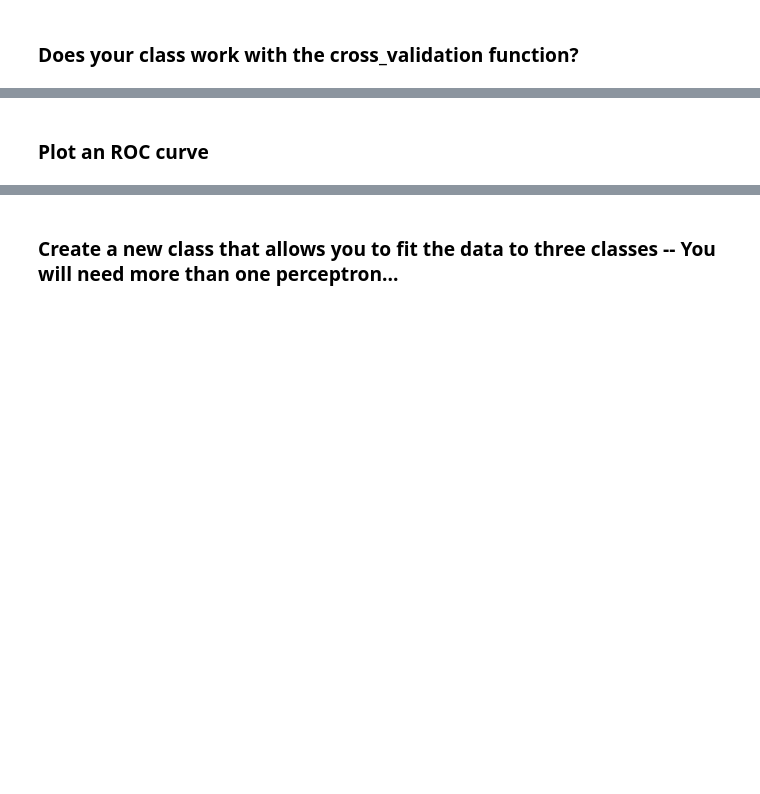
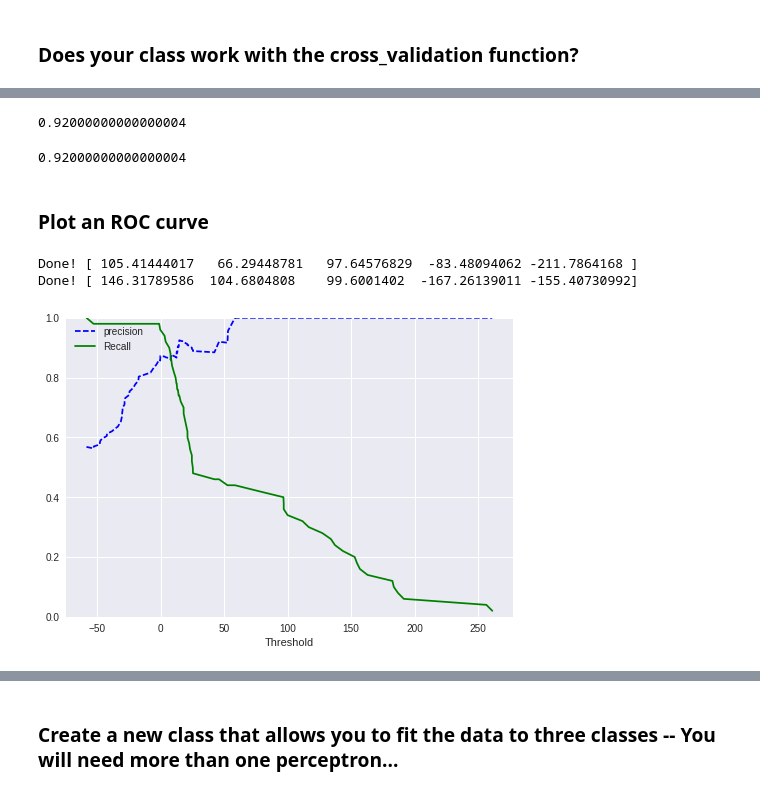
Before and after one commit to bnmnetp/DS420, a Jupyter notebook: Notebooks/Perceptron.ipynb, the cells around one changed output, grey strips where cells are left out. Cells and saved outputs as stored; diff of their text form; code cells hidden in the pictures; blank space fills up the shorter version.

```diff
--- a/Notebooks/Perceptron.ipynb
+++ b/Notebooks/Perceptron.ipynb
@@ -215,0 +299,3 @@ iris.head()
+# %%
+cvlabels = iris_labeled.label
+cvdata = iris_labeled.drop(['kind','label'],axis=1)
@@ -218,2 +334,30 @@ iris.head()
+# %%
+recall_score(cvlabels.values, cvpreds)
+# %% [output]
+0.92000000000000004
+# %%
+from sklearn.metrics import f1_score
+f1_score(cvlabels.values, cvpreds)
+# %% [output]
+0.92000000000000004
 # %% [markdown]
 ### Plot an ROC curve
+# %%
+from sklearn.model_selection import cross_val_predict
+ptron = Perceptron()
+y_scores = cross_val_predict(ptron, cvdata.values, cvlabels.values, cv=4, n_jobs=-1, method="decision_function")
+# %% [output]
+Done! [ 105.41444017   66.29448781   97.64576829  -83.48094062 -211.7864168 ]
+Done! [ 146.31789586  104.6804808    99.6001402  -167.26139011 -155.40730992]
+# %%
+from sklearn.metrics import precision_recall_curve
+precisions, recalls, thresholds = precision_recall_curve(cvlabels.values, y_scores)
+# %%
+plt.plot(thresholds, precisions[:-1], 'b--', label="precision")
+plt.plot(thresholds, recalls[:-1], "g-", label="Recall")
+plt.xlabel("Threshold")
+plt.legend(loc="upper left")
+plt.ylim([0,1])
+plt.show()
+# %% [output]
+[figure, added]
```
Also changed, not shown: parts of 45 cells of this notebook.
